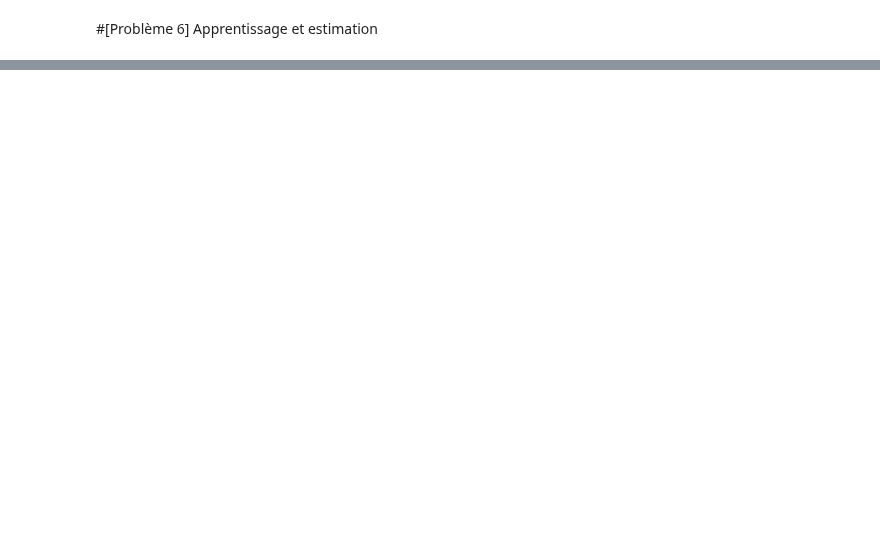
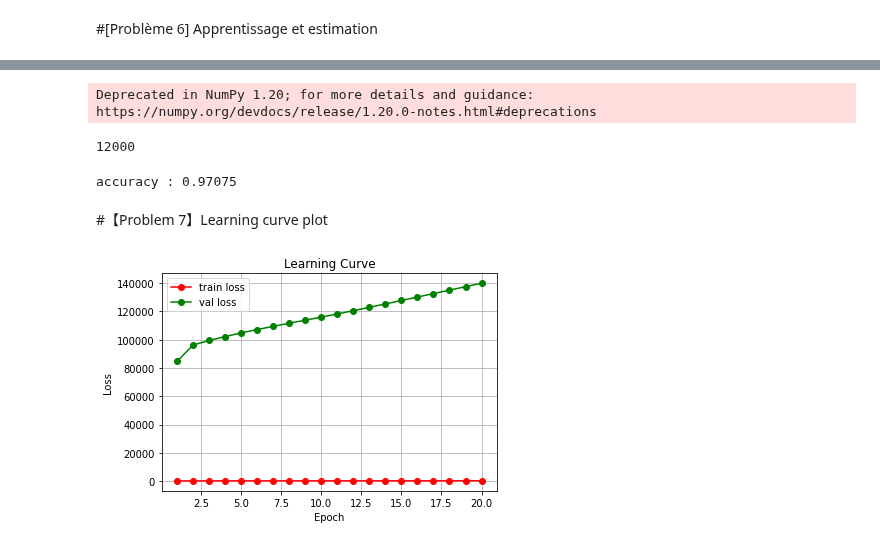
Before and after one commit to AngeMervaneJdev/ML_AI_1, a Jupyter notebook: NetWork.ipynb, the cells around one changed output, grey strips where cells are left out. Drawn from its saved outputs; the diff is of its cells as text; code cells hidden in the pictures; blank space fills up the shorter version.

```diff
--- a/NetWork.ipynb
+++ b/NetWork.ipynb
@@ -216,3 +239,15 @@ X_train = X_train.astype(np.float64)
 X_test = X_test.astype(np.float64)
 X_train /= 255
 X_test /= 255
+# %%
+enc = OneHotEncoder(handle_unknown='ignore', sparse=False)
+y_train_one_hot = enc.fit_transform(y_train[:, np.newaxis])
+
+print(y_train.shape)
+print(y_train_one_hot.shape)
+print(y_train_one_hot.dtype)
+
+X_train, X_val, y_train, y_val = train_test_split(X_train, y_train_one_hot, test_size=0.2)
+
+print(X_train.shape, y_train.shape)
+print(X_val.shape, y_val.shape)
@@ -219,4 +260,5 @@ X_test /= 255
 # %%
 z3,z2,z1,A1,A2,A3=forward_propagation(X_train)
-z3
+y_pred=np.argmax(z3,axis=0)
+y_pred
 # %% [output]
@@ -245,0 +478,12 @@ print(y_train[:,None].T.shape)
+# %%
+model = ScratchSimpleNeuralNetrowkClassifier(activation="tanh", n_nodes1=400, n_nodes2=200, n_output=10)
+model.fit(X_train, y_train, X_val, y_val, epochs = 20, batch_size = 20)
+y_pred = model.predict(X_val)
+# %% [output]
+Deprecated in NumPy 1.20; for more details and guidance: https://numpy.org/devdocs/release/1.20.0-notes.html#deprecations
+# %%
+y_pred = model.predict(X_val)
+print(len(y_pred))
+# print(accuracy_score(y_val, y_pred))
+# %% [output]
+12000
@@ -245,0 +492,10 @@ print(y_train[:,None].T.shape)
+# %%
+print("accuracy : {}".format(accuracy_score(y_val, y_pred)))
+# %% [output]
+accuracy : 0.97075
+# %% [markdown]
+#【Problem 7】Learning curve plot
+# %%
+model.plot_learning_curve()
+# %% [output]
+[figure, added]
```
Also changed, not shown: parts of 20 cells of this notebook.
